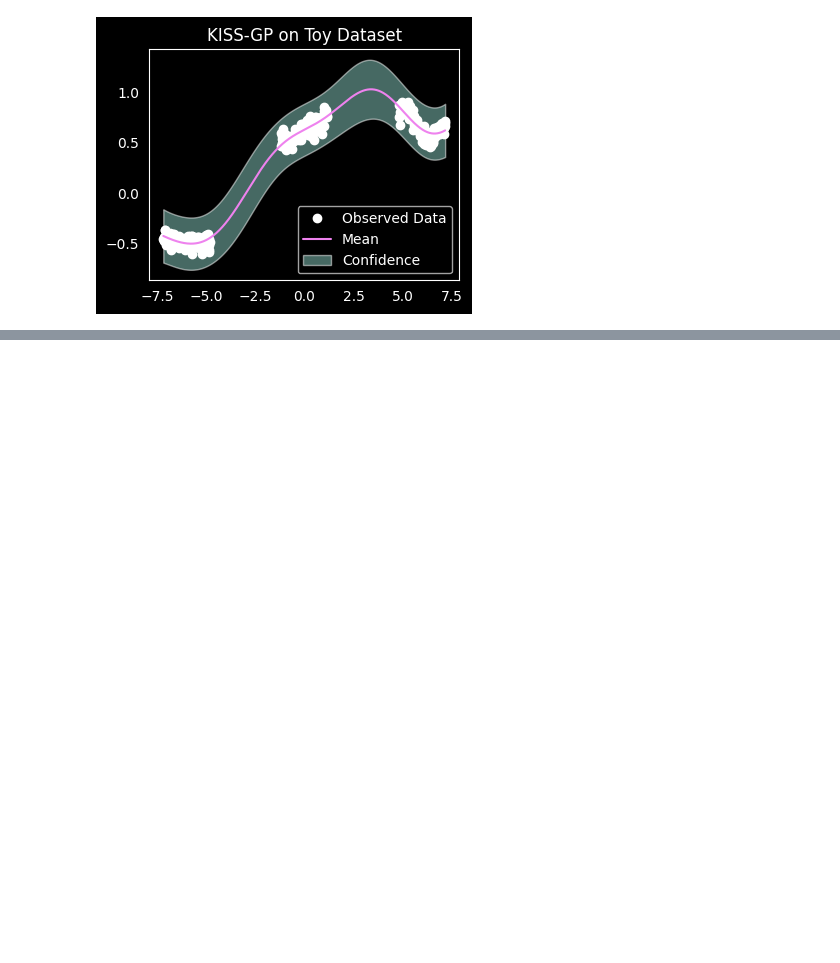
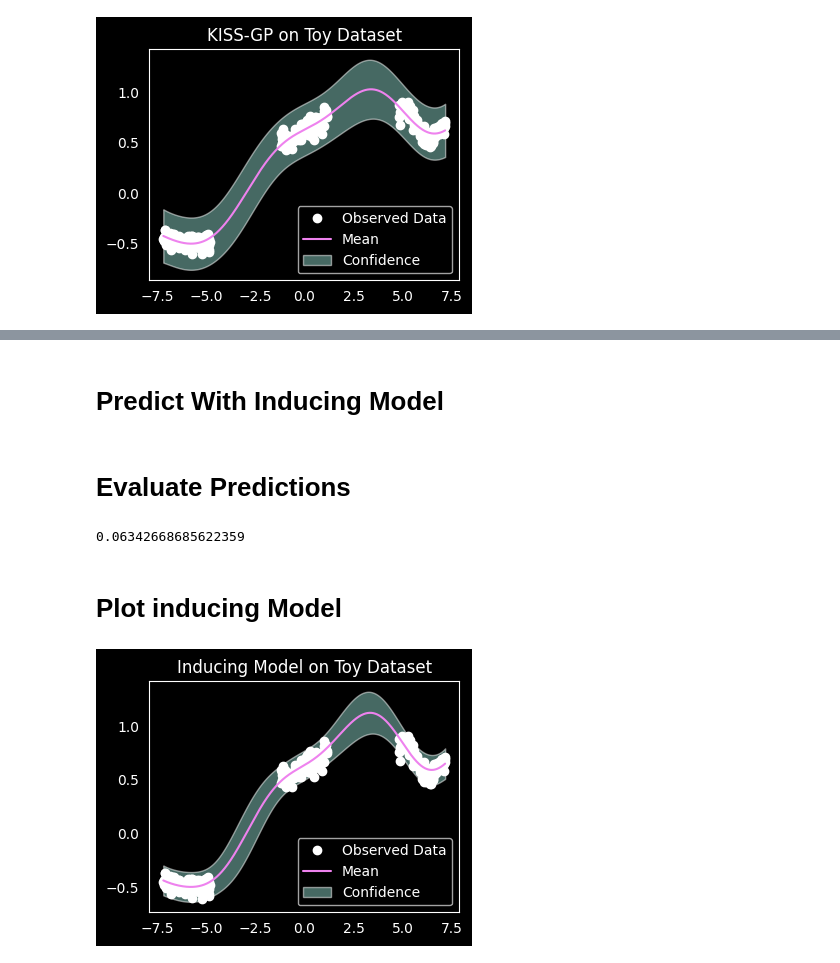
Before and after one commit to Sabelz/Master_Thesis_Alexander, a Jupyter notebook: GPs/ToyGPs.ipynb, the cells around one changed output, grey strips where cells are left out. Cells and saved outputs as stored; diff of their text form; code cells hidden in the pictures; blank space fills up the shorter version.

Commit message:
Inducing Point Model

```diff
--- a/GPs/ToyGPs.ipynb
+++ b/GPs/ToyGPs.ipynb
@@ -97,0 +97,8 @@ plotGP(x_train_toy, y_train_toy, KISSGP_model_toy, KISSGP_likelihood_toy, "KISS-
+# %%
+inducing_likelihood_toy = gpytorch.likelihoods.GaussianLikelihood()
+inducing_mean_toy = gpytorch.means.ConstantMean()
+inducing_kernel_toy = gpytorch.kernels.RBFKernel()
+n_inducing_points = 150
+inducing_points = x_train_toy[torch.randperm(x_train_toy.size(0))[:n_inducing_points]]
+inducing_model_toy = InducingGP(inducing_likelihood_toy, inducing_mean_toy, inducing_kernel_toy, inducing_points) # InducingGP defined in utils/models.ipynb
+inducing_model_toy = inducing_model_toy.to(device) # Move model to device, defined in utils/models.ipynb
@@ -97,0 +107,4 @@ plotGP(x_train_toy, y_train_toy, KISSGP_model_toy, KISSGP_likelihood_toy, "KISS-
+# %%
+train_ELBO(inducing_model_toy, inducing_likelihood_toy, x_train_toy, y_train_toy, training_iter= 60) # train is defined in utils/functions.ipynb
+# %% [markdown]
+# Predict With Inducing Model
@@ -97,0 +114,15 @@ plotGP(x_train_toy, y_train_toy, KISSGP_model_toy, KISSGP_likelihood_toy, "KISS-
+# %% [markdown]
+# Evaluate Predictions
+# %%
+# Root Mean Square Error(RMSE)
+RMSE_inducing_toy = mean_squared_error(y_test_toy, predictions_inducing_toy.mean, squared=False)
+RMSE_inducing_toy
+# %% [output]
+0.06342668685622359
+# %% [markdown]
+# Plot inducing Model
+# %%
+# plotGP defined in utils/functions.ipynb
+plotGP(x_train_toy, y_train_toy, inducing_model_toy, inducing_likelihood_toy, "Inducing Model on Toy Dataset")
+# %% [output]
+[figure, added]
```
Also changed, not shown: parts of 5 cells of this notebook.
